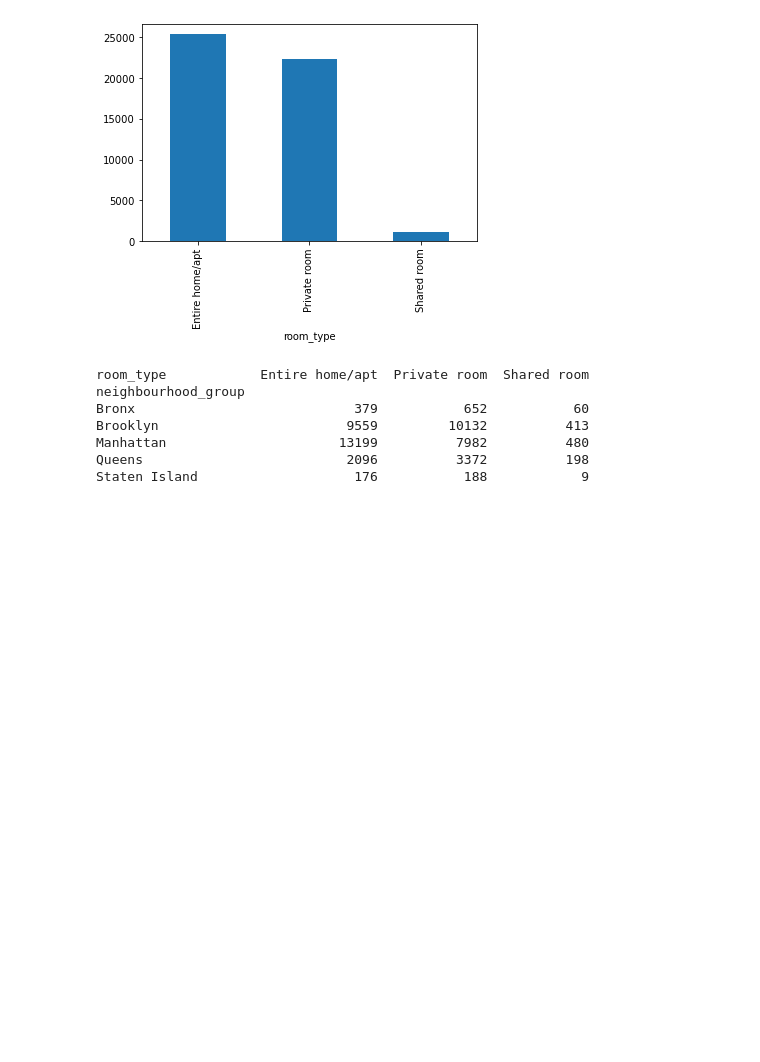
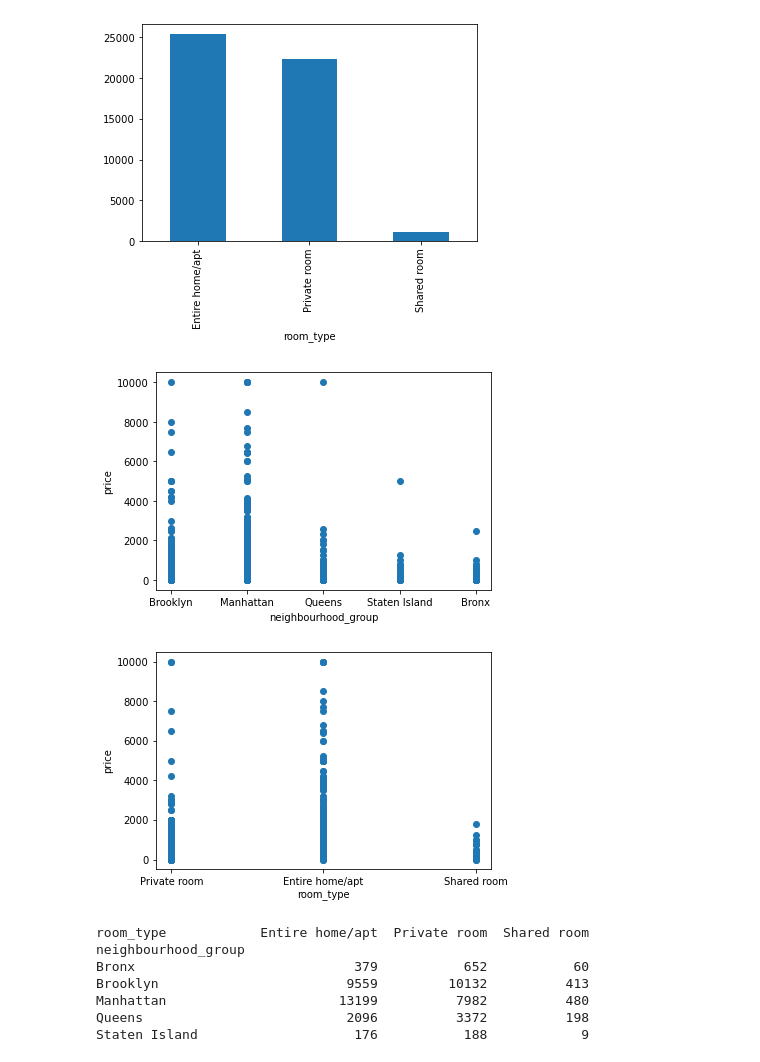
Before and after one commit to Sram777/AirBnb-EDA, a Jupyter notebook: Airbnb-EDA.ipynb, the cells around one changed output. Saved outputs shown, nothing was run; the diff lists cells and outputs as text; code cells hidden in the pictures; blank space fills up the shorter version.

```diff
--- a/Airbnb-EDA.ipynb
+++ b/Airbnb-EDA.ipynb
@@ -222,4 +223,14 @@ for var in cat_count_var:
 # %% [output]
 [figure]
 [figure]
+# %%
+# Count of categorical unique values vs Sales
+for i in cat_count_var:
+    plt.scatter(df[i],df['price'])
+    plt.xlabel(i)
+    plt.ylabel("price")
+    plt.show()
+# %% [output]
+[figure, added]
+[figure, added]
 # %%
```
Also changed, not shown: parts of 47 cells of this notebook.
